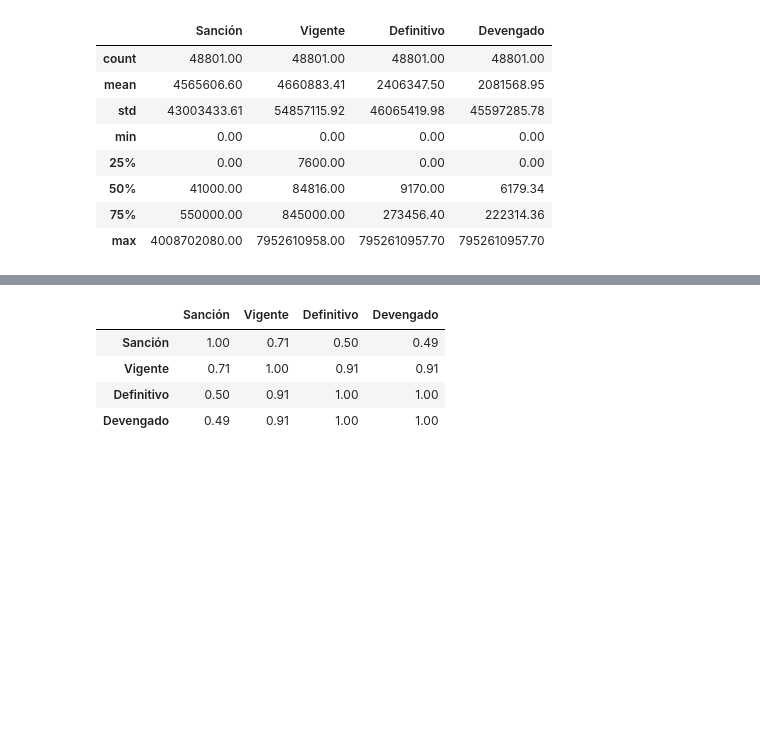
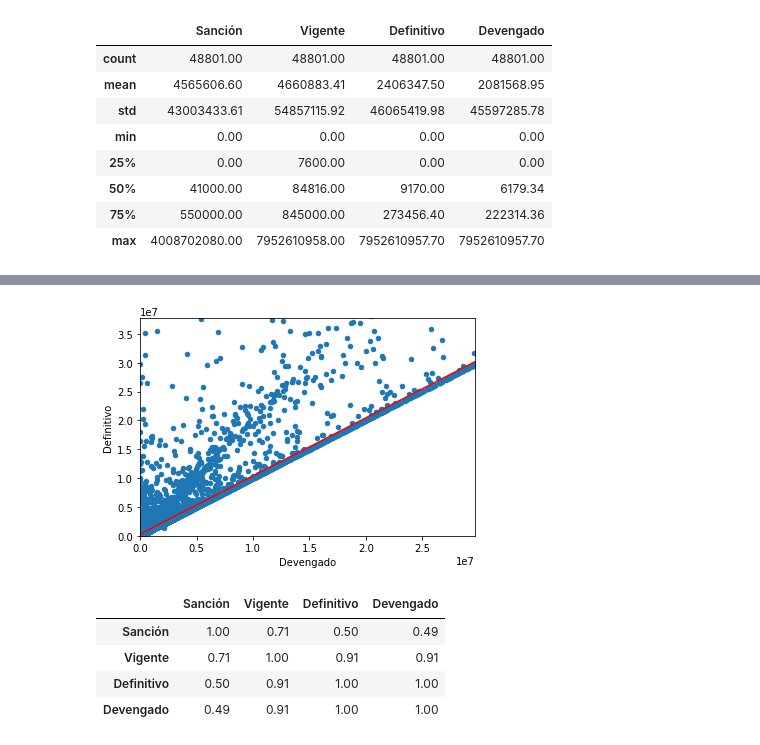
Before and after one commit to TenStrings/calidad-de-datos, a Jupyter notebook: aproximacion-a-la-calidad/tp1/tp1.ipynb, the cells around one changed output, grey strips where cells are left out. Saved outputs shown, nothing was run; the diff lists cells and outputs as text; code cells hidden in the pictures; blank space fills up the shorter version.

```diff
--- a/aproximacion-a-la-calidad/tp1/tp1.ipynb
+++ b/aproximacion-a-la-calidad/tp1/tp1.ipynb
@@ -72,3 +160,12 @@ plt.show(data[nonCategorical].plot.scatter("Sanción", "Vigente"))
+# %%
+dispersion_graph("Devengado", "Definitivo", save_img = True, limit_quantile=0.99) # correlation: 1.0 (high)
+# me choca demasiado el hecho de que abajo no haya nada
+# supongo que implica que el definitivo siempre es >= devengado
+# (quizás podríamos calcular la desviación estándar de esas diferencias, como para saber cuánto mayor)
+# además de eso, parecen ser relativamente lineales.
+# Nótese que está limitado al cuantil 0.99 para ignorar un poco los últimos outliers
+# %% [output]
+[figure, added]
 # %%
 data[nonCategorical].corr()
 # %% [output]
```
Also changed, not shown: parts of 10 cells of this notebook, 1 other file.
